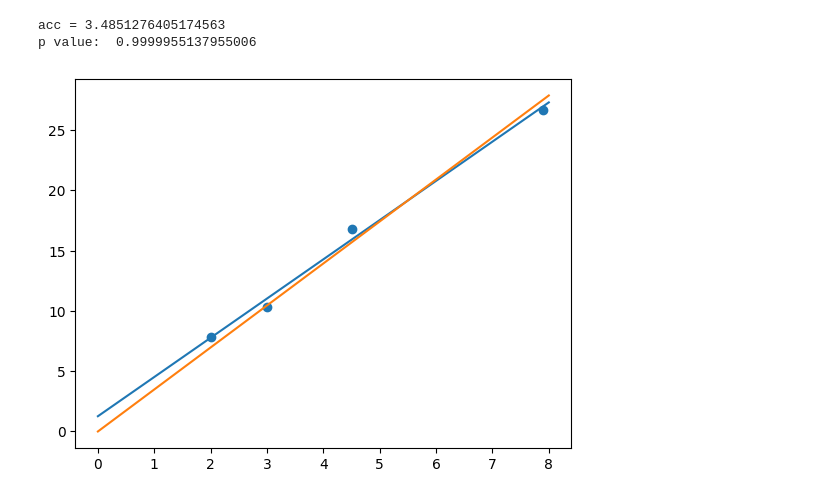
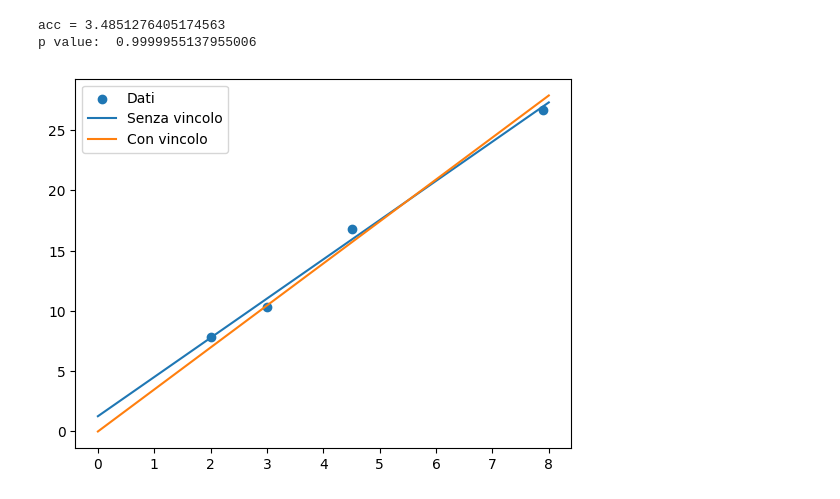
Before and after one commit to Yehan-Edirisinghe/Labo_cal, a Jupyter notebook: temi_esame/2021-02-25/esame.ipynb, the cells around one changed output. Saved outputs shown, nothing was run; the diff lists cells and outputs as text; code cells hidden in the pictures.

```diff
--- a/temi_esame/2021-02-25/esame.ipynb
+++ b/temi_esame/2021-02-25/esame.ipynb
@@ -90,10 +90,11 @@ p value:  0.9999955137955006
 # %%
 t_ = np.linspace(0,8)
 v_no_zero = [f(i,a1,v1) for i in t_]
 v_zero = [f_zero(i,a2) for i in t_]
 plt.scatter(t,v)
 plt.plot(t_,v_no_zero)
 plt.plot(t_,v_zero)
+plt.legend(['Dati','Senza vincolo','Con vincolo'])
 plt.show()
 # %% [output]
-[figure, old version]
+[figure, new version]
```
